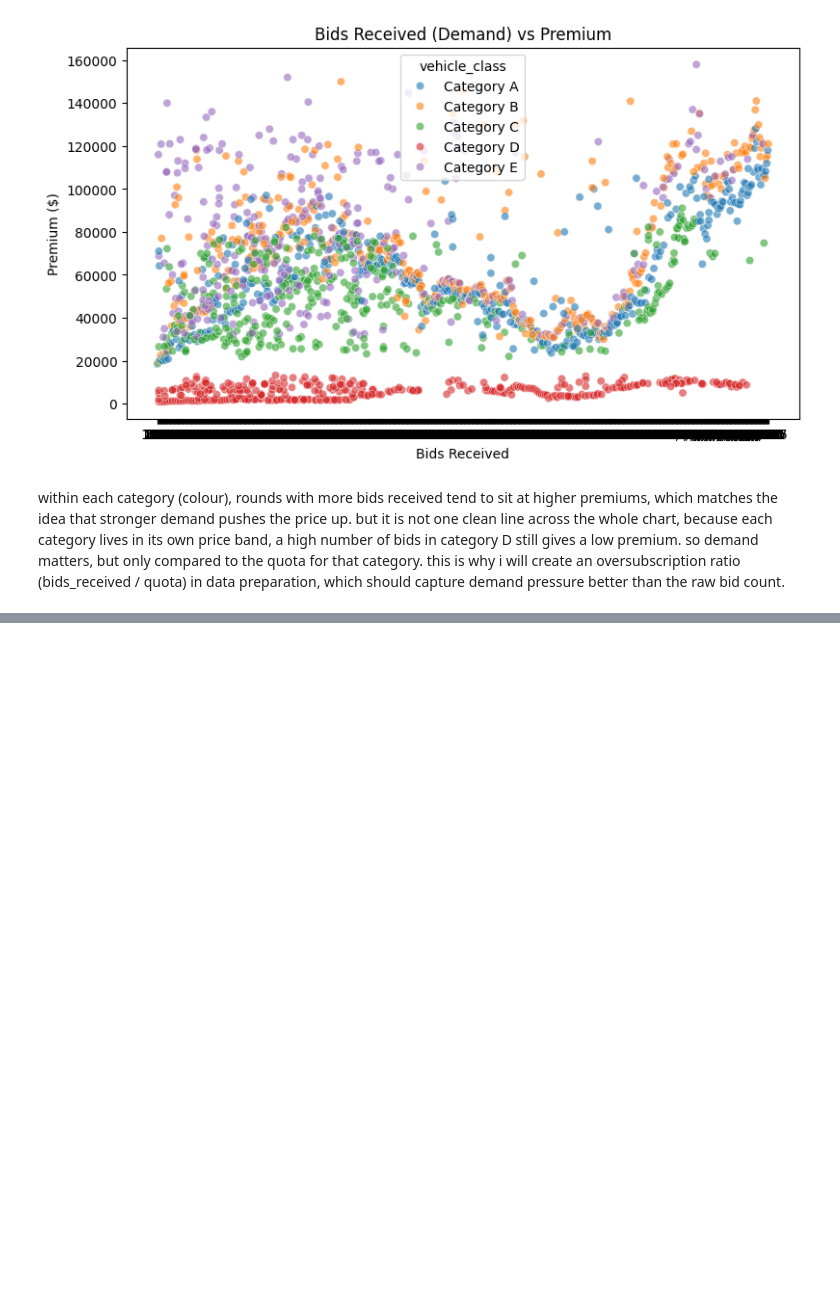
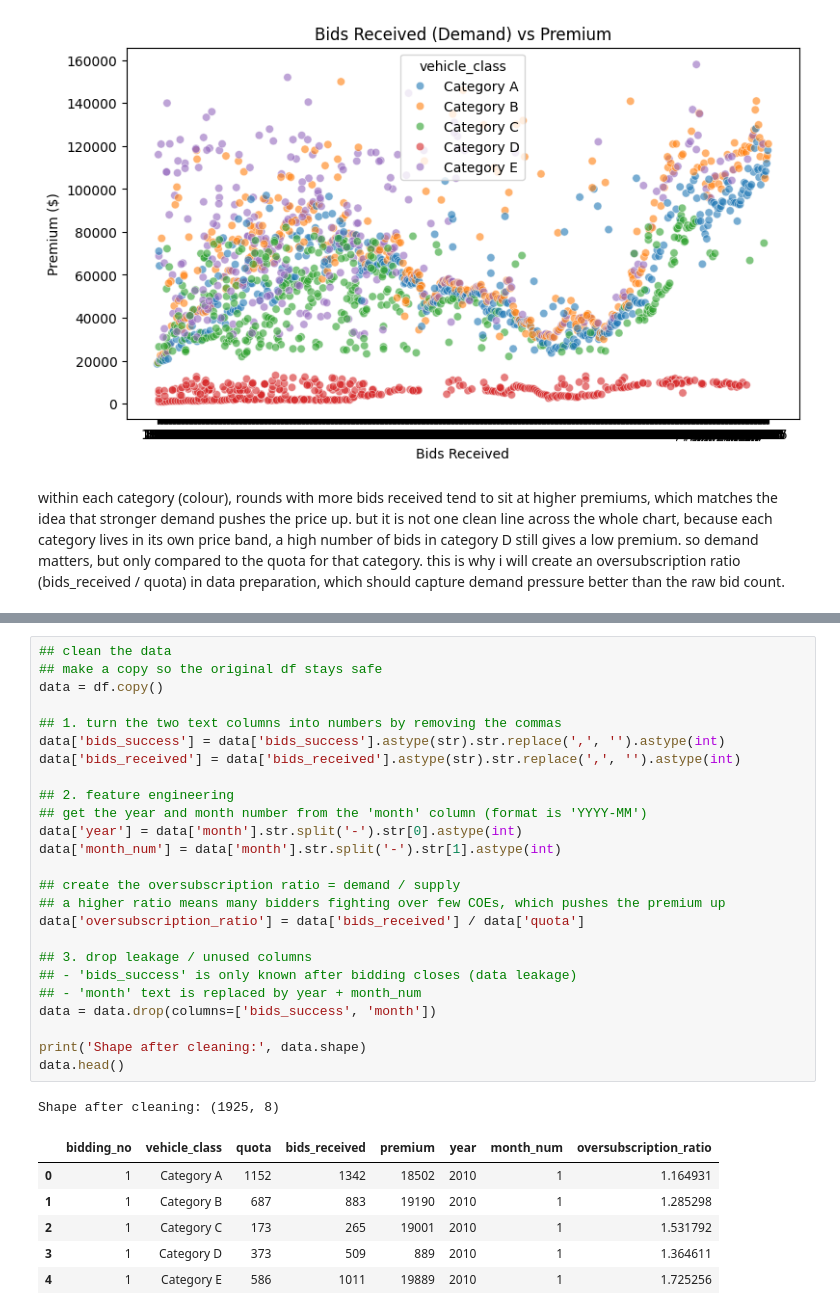
Before and after one commit to dinglberry444/mldp2026, a Jupyter notebook: MLDP Program Codes Submission Template.ipynb, the cells around one changed output, grey strips where cells are left out. Drawn from its saved outputs; the diff is of its cells as text; blank space fills up the shorter version.

Commit message:
Add data preparation: cleaning, feature engineering and train-test split

```diff
--- a/MLDP Program Codes Submission Template.ipynb
+++ b/MLDP Program Codes Submission Template.ipynb
@@ -164,0 +174,33 @@ within each category (colour), rounds with more bids received tend to sit at hig
+# %%
+## clean the data
+## make a copy so the original df stays safe
+data = df.copy()
+
+## 1. turn the two text columns into numbers by removing the commas
+data['bids_success'] = data['bids_success'].astype(str).str.replace(',', '').astype(int)
+data['bids_received'] = data['bids_received'].astype(str).str.replace(',', '').astype(int)
+
+## 2. feature engineering
+## get the year and month number from the 'month' column (format is 'YYYY-MM')
+data['year'] = data['month'].str.split('-').str[0].astype(int)
+data['month_num'] = data['month'].str.split('-').str[1].astype(int)
+
+## create the oversubscription ratio = demand / supply
+## a higher ratio means many bidders fighting over few COEs, which pushes the premium up
+data['oversubscription_ratio'] = data['bids_received'] / data['quota']
+
+## 3. drop leakage / unused columns
+## - 'bids_success' is only known after bidding closes (data leakage)
+## - 'month' text is replaced by year + month_num
+data = data.drop(columns=['bids_success', 'month'])
+
+print('Shape after cleaning:', data.shape)
+data.head()
+# %% [output]
+Shape after cleaning: (1925, 8)
+|  | bidding_no | vehicle_class | quota | bids_received | premium | year | month_num | oversubscription_ratio |
+| 0 | 1 | Category A | 1152 | 1342 | 18502 | 2010 | 1 | 1.164931 |
+| 1 | 1 | Category B | 687 | 883 | 19190 | 2010 | 1 | 1.285298 |
+| 2 | 1 | Category C | 173 | 265 | 19001 | 2010 | 1 | 1.531792 |
+| 3 | 1 | Category D | 373 | 509 | 889 | 2010 | 1 | 1.364611 |
+| 4 | 1 | Category E | 586 | 1011 | 19889 | 2010 | 1 | 1.725256 |
```
Also changed, not shown: parts of 7 cells of this notebook.
